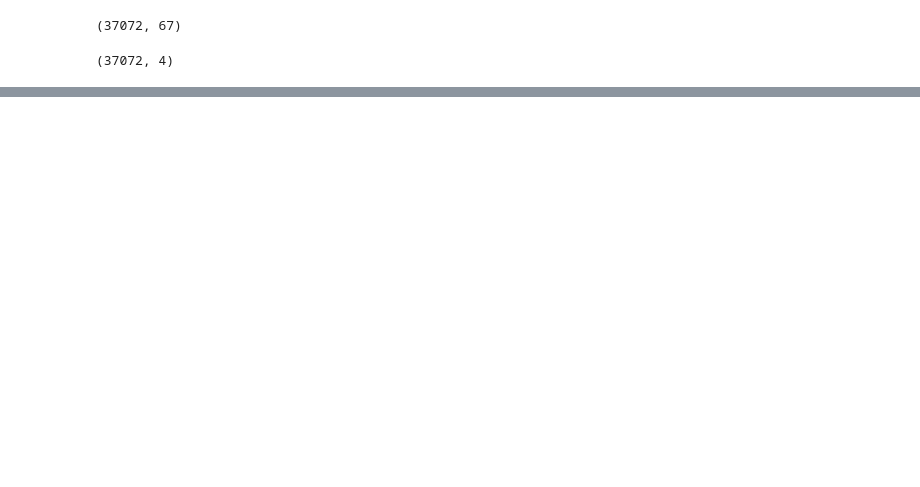
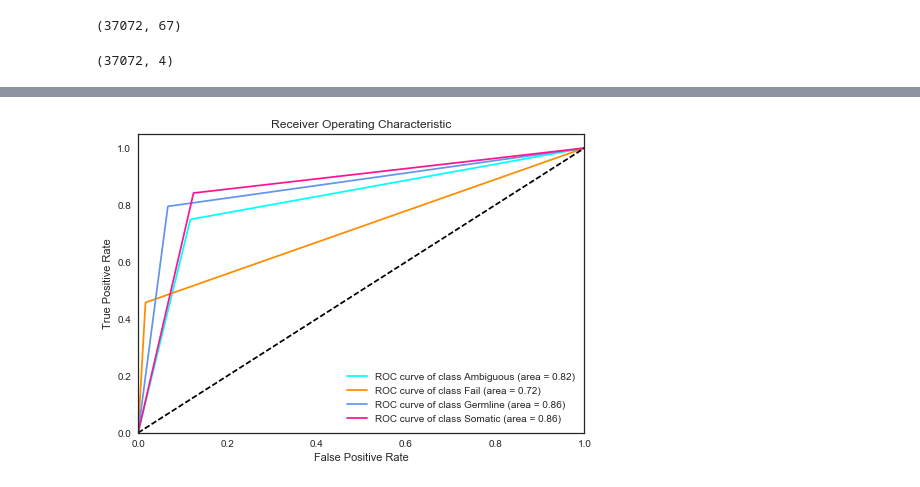
Before and after one commit to griffithlab/DeepSVR, a Jupyter notebook: notebooks/Deep learning model.ipynb, the cells around one changed output, grey strips where cells are left out. Cells and saved outputs as stored; diff of their text form; code cells hidden in the pictures; blank space fills up the shorter version.

Commit message:
Add ROC curves

```diff
--- a/notebooks/Deep learning model.ipynb
+++ b/notebooks/Deep learning model.ipynb
@@ -5,7 +5,16 @@ from keras.models import Sequential
 from keras.layers import Dense
 from keras.wrappers.scikit_learn import KerasClassifier
 from sklearn.model_selection import KFold
-from sklearn.model_selection import cross_val_score
+from sklearn.model_selection import cross_val_predict
+from sklearn import preprocessing
+from sklearn import metrics
+
+import matplotlib.pyplot as plt
+import seaborn as sns
+from itertools import cycle
+
+sns.set_style("white")
+sns.set_context('notebook')
 # %% [output]
 Using TensorFlow backend.
 # %%
@@ -66,0 +64,2 @@ Baseline Accuracy: 78.65% (0.72%)
+# %%
+predicted = cross_val_predict(estimator, X, Y, cv=kfold)
@@ -66,0 +84,5 @@ Baseline Accuracy: 78.65% (0.72%)
+# %%
+label_binarizer = preprocessing.LabelBinarizer()
+
+label_binarizer.fit(range(max(predicted)+1))
+predicted_transformed = label_binarizer.transform(predicted)
@@ -66,0 +110,22 @@ Baseline Accuracy: 78.65% (0.72%)
+# %%
+n_classes = Y.shape[1]
+class_lookup = {0: 'Ambiguous', 1: 'Fail', 2: 'Germline', 3: 'Somatic'}
+fpr = dict()
+tpr = dict()
+roc_auc = dict()
+plt.title('Receiver Operating Characteristic')
+colors = cycle(['aqua', 'darkorange', 'cornflowerblue', 'deeppink'])
+for i, color in zip(range(n_classes), colors):
+    fpr[i], tpr[i], _ = metrics.roc_curve(Y[:, i], predicted_transformed[:, i])
+    roc_auc[i] = metrics.auc(fpr[i], tpr[i])
+    plt.plot(fpr[i], tpr[i], color=color, label='ROC curve of class {0}'
+             ' (area = {1:0.2f})'.format(class_lookup[i], roc_auc[i]))
+plt.plot([0, 1], [0, 1], 'k--')
+plt.xlim([0.0, 1.0])
+plt.ylim([0.0, 1.05])
+plt.xlabel('False Positive Rate')
+plt.ylabel('True Positive Rate')
+plt.legend(loc="lower right")
+plt.show()
+# %% [output]
+[figure, added]
```
Also changed, not shown: parts of 6 cells of this notebook, 1 other file.
